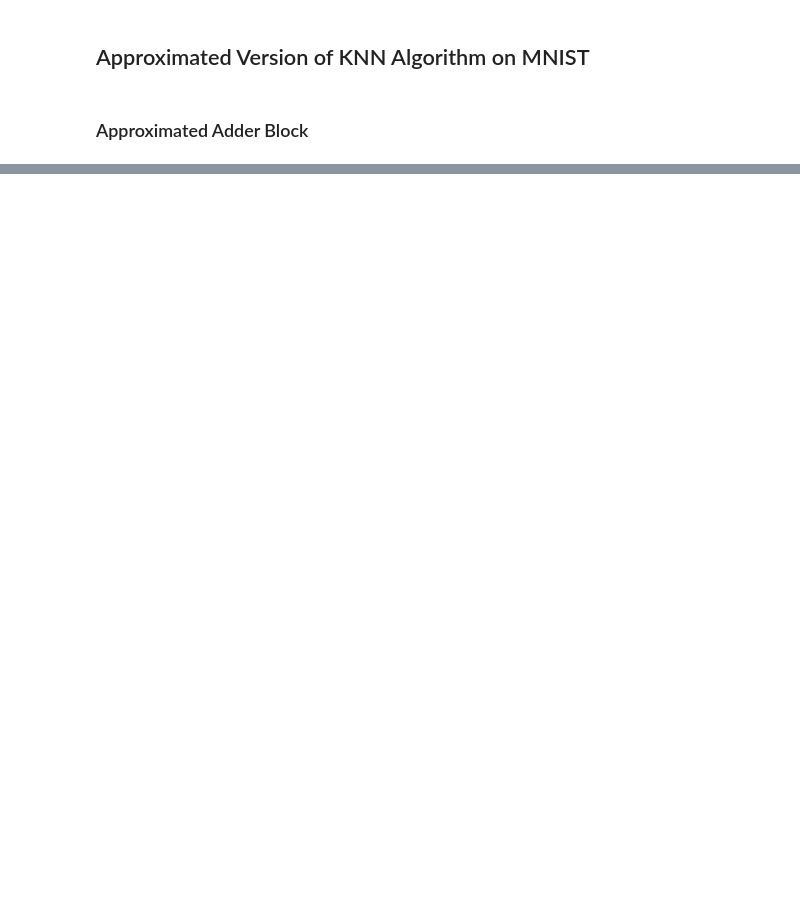
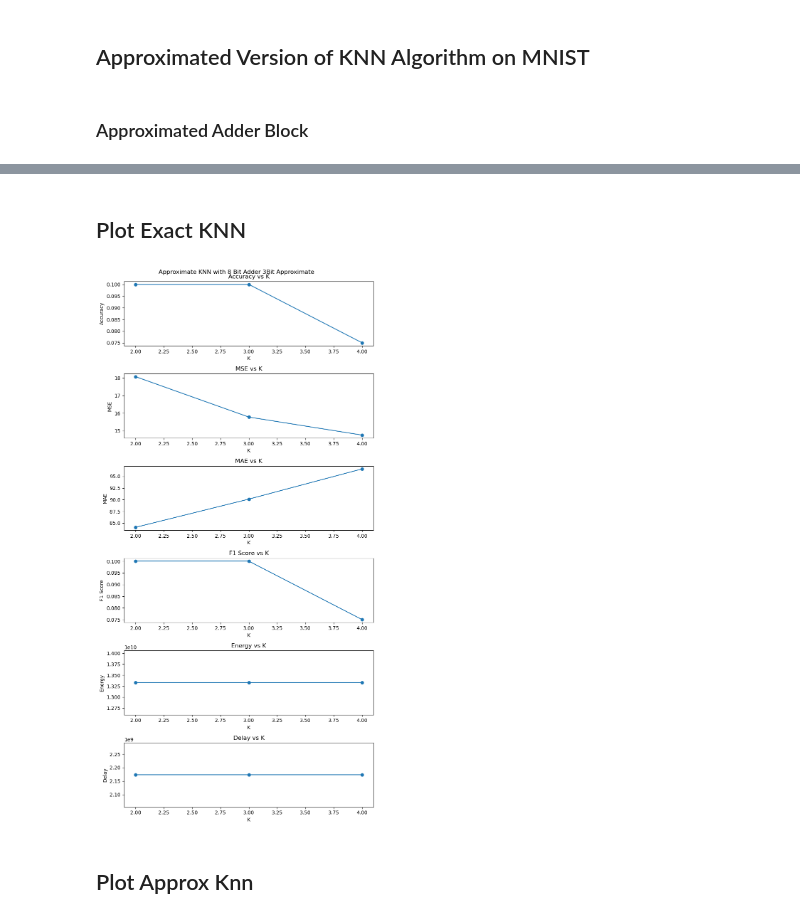
Before and after one commit to DerBurri/ecp, a Jupyter notebook: final_project/machine_learning/knearest.ipynb, the cells around one changed output, grey strips where cells are left out. Saved outputs shown, nothing was run; the diff lists cells and outputs as text; code cells hidden in the pictures; blank space fills up the shorter version.

```diff
--- a/final_project/machine_learning/knearest.ipynb
+++ b/final_project/machine_learning/knearest.ipynb
@@ -608,0 +718,67 @@ K = 3 ; Accuracy: 0.12 ; Approx Until:
+# %%
+import pickle
+
+results_approx = pickle.load(open('knearest_results_approx.pkl', 'rb'))
+
+results_exact = pickle.load(open('knearest_results_exact.pkl', 'rb'))
+# %% [markdown]
+## Plot Exact KNN
+# %%
+# Extract the metrics from the results
+acc_values_exact = [result[0] for result in results_exact]
+mse_values_exact = [result[1] for result in results_exact]
+mae_values_exact = [result[2] for result in results_exact]
+f1_values_exact = [result[3] for result in results_exact]
+energy_values_exact = [result[4] for result in results_exact]
+delay_values_exact = [result[5] for result in results_exact]
+
+# Create a figure and set the title
+fig = plt.figure(figsize=(8, 16))
+fig.suptitle("Approximate KNN with 8 Bit Adder 3Bit Approximate")
+
+# Create subplots
+axs = fig.subplots(6, 1)
+
+# Plot accuracy
+axs[0].plot(kVals, acc_values_exact, marker='o')
+axs[0].set_xlabel('K')
+axs[0].set_ylabel('Accuracy')
+axs[0].set_title('Accuracy vs K')
+
+# Plot mean squared error
+axs[1].plot(kVals, mse_values_exact, marker='o')
+axs[1].set_xlabel('K')
+axs[1].set_ylabel('MSE')
+axs[1].set_title('MSE vs K')
+
+# Plot mean absolute error
+axs[2].plot(kVals, mae_values_exact, marker='o')
+axs[2].set_xlabel('K')
+axs[2].set_ylabel('MAE')
+axs[2].set_title('MAE vs K')
+
+# Plot F1 score
+axs[3].plot(kVals, f1_values_exact, marker='o')
+axs[3].set_xlabel('K')
+axs[3].set_ylabel('F1 Score')
+axs[3].set_title('F1 Score vs K')
+
+axs[4].plot(kVals, np.divide(energy_values_exact,subset_size), marker='o')
+axs[4].set_xlabel('K')
+axs[4].set_ylabel('Energy')
+axs[4].set_title('Energy vs K')
+
+axs[5].plot(kVals, delay_values_exact, marker='o')
+axs[5].set_xlabel('K')
+axs[5].set_ylabel('Delay')
+axs[5].set_title('Delay vs K')
+
+# Adjust spacing between subplots
+plt.tight_layout()
+
+# Show the plot
+plt.show()
+# %% [output]
+[figure, added]
+# %% [markdown]
+## Plot Approx Knn
```
Also changed, not shown: parts of 24 cells of this notebook.
